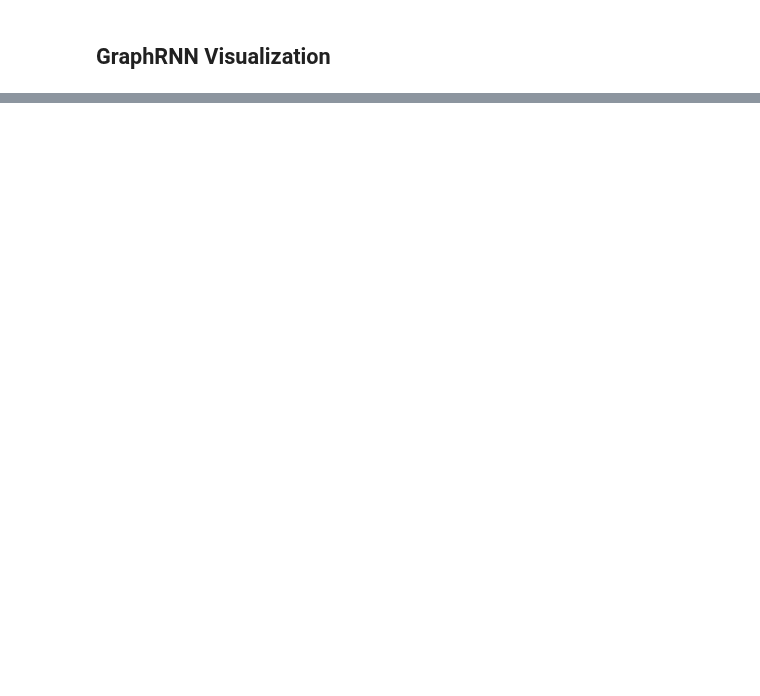
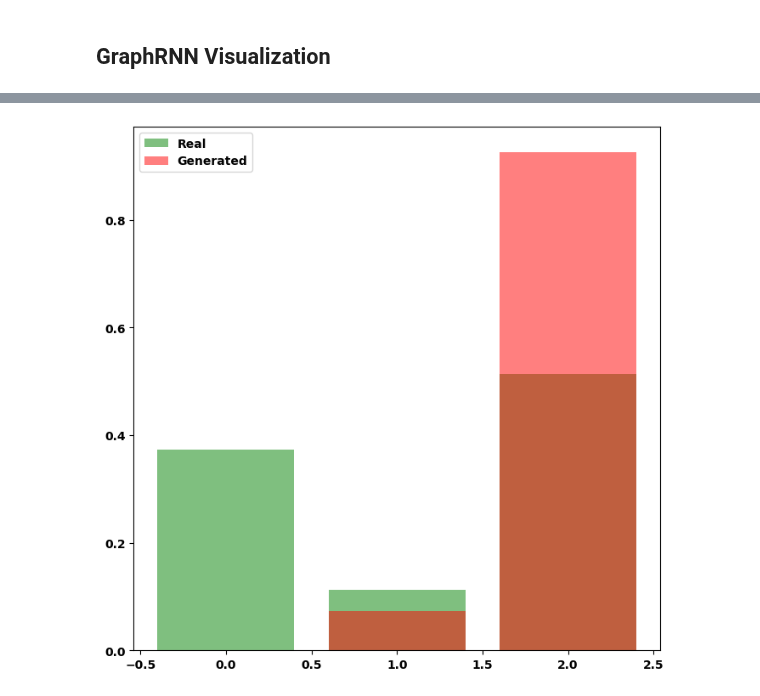
Before and after one commit to Barry0121/graph-neural-net-benchmark, a Jupyter notebook: src/visualization.ipynb, the cells around one changed output, grey strips where cells are left out. Cells and saved outputs as stored; diff of their text form; code cells hidden in the pictures; blank space fills up the shorter version.

```diff
--- a/src/visualization.ipynb
+++ b/src/visualization.ipynb
@@ -52,3 +23,94 @@ plt.scatter(x, y, s=1)
 
 # optional:
 # color points in (4) and (1) depending on the number of nodes, (continuous) shade based on average degree, etc
+# %%
+def load_data_n_models(args):
+    # populate arguments
+    train, labels = get_dataset_with_label(args.graph_type) # entire dataset as train
+    # args.batch_size = num_data
+    train_dataset = Graph_sequence_sampler_pytorch(train, labels, args)
+    train_loader, adj_shape = get_dataloader_labels(train_dataset, args)
+    noise_dim = args.hidden_size_rnn
+    netG = GraphRNN(args=args)
+    netI = Inverter(input_dim=512, output_dim=args.hidden_size_rnn, hidden_dim=256)
+    netD = TestNN(adj_shape[0]*adj_shape[1], 1)
+
+    # load weights
+    netG.load_state_dict(torch.load("./cache/graphrnn/saved_model/generator.pth", map_location=torch.device('cpu')))
+    netI.load_state_dict(torch.load("./cache/graphrnn/saved_model/inverter.pth", map_location=torch.device('cpu')))
+    netD.load_state_dict(torch.load("./cache/graphrnn/saved_model/discriminator.pth", map_location=torch.device('cpu')))
+    netI.eval()
+    netG.eval()
+    netD.eval()
+    return netG, netI, netD, train_loader
+# %%
+# generate degree distribution of the graphs
+def get_degree_distribution_plots(args, num_of_datapoints=512):
+    """Generate the TSNE plots with labels"""
+    netG, netI, _, train_loader = load_data_n_models(args)
+
+    # get padded data
+    iterator = iter(train_loader)
+    temp = next(iterator)
+    real_data = temp['adj_mat'].numpy()
+    real_label = temp['label'].numpy().T[0, :]
+    if num_of_datapoints > real_data.shape[0]:
+        while real_data.shape[0] < num_of_datapoints:
+            temp = next(iterator)
+            one_batch = temp['adj_mat'].numpy()
+            one_label = temp['label'].numpy().T[0, :]
+            real_data = np.concatenate([real_data, one_batch], axis=0)
+            real_label = np.concatenate([real_label, one_label], axis=0)
+        real_data = real_data[:num_of_datapoints, :]
+        real_label = real_label[:num_of_datapoints]
+    real_data = [nx.from_numpy_matrix(real) for real in real_data]
+
+    # create aggregated degree distribution
+    dmax = max([max((d for n, d in G.degree())) for G in real_data])
+    hist_bin = list(range(dmax))
+    degree_distribution = np.zeros_like(hist_bin[:-1])
+    for G in real_data:
+        degree_sequence = sorted((d for n, d in G.degree()), reverse=True)
+        temp_hist = np.histogram(degree_sequence, bins=hist_bin)[0]
+        degree_distribution += temp_hist
+
+    # generate samples
+    gen_latent = torch.randn(args.batch_size, args.hidden_size_rnn) # latent space representation
+    iterator = iter(train_loader)
+    temp = next(iterator)
+    X, Y, length = temp['x'], temp['y'], temp['len']
+    gen_data = np.where(netG(gen_latent, X, Y, length).detach().numpy() > 0, 1.0, 0.0)
+    # print(gen_data.shape)
+    count = len(gen_data)
+    if num_of_datapoints > args.batch_size:
+        while count <= num_of_datapoints:
+            temp = next(iterator)
+            X, Y, length = temp['x'], temp['y'], temp['len']
+            one_batch = np.where(netG(gen_latent, X, Y, length).detach().numpy() > 0, 1.0, 0.0)
+            # one_batch = netG(gen_latent, X, Y, length, 'cuda')
+            # print(one_batch)
+            gen_data = np.concatenate([gen_data, one_batch], axis=0)
+            count += args.batch_size
+        # print(len(gen_data))
+        # print(gen_data.shape)
+        gen_data = gen_data[:num_of_datapoints, :, :]
+    # print(gen_data.shape)
+    gen_data = [nx.from_numpy_matrix(gen) for gen in gen_data]
+    # gen degree distribution
+    gen_degree_distribution = np.zeros_like(hist_bin[:-1])
+    for G in gen_data:
+        degree_sequence = sorted((d for n, d in G.degree()), reverse=True)
+        temp_hist = np.histogram(degree_sequence, bins=hist_bin)[0]
+        gen_degree_distribution += temp_hist
+
+    # plot the two distribution against each other
+    fig, axs = plt.subplots(figsize=(8,8))
+    axs.bar(range(len(degree_distribution)), degree_distribution/sum(degree_distribution), label="Real", color='green', alpha=0.5)
+    axs.bar(range(len(gen_degree_distribution)), gen_degree_distribution/sum(gen_degree_distribution), label="Generated", color='red', alpha=0.5)
+    axs.legend()
+    plt.show()
+
+
+args=Args()
+get_degree_distribution_plots(args, 100)
+# %% [output]
@@ -54,0 +134 @@ plt.scatter(x, y, s=1)
+[figure, added]
```
Also changed, not shown: parts of 9 cells of this notebook, 12 other files.
